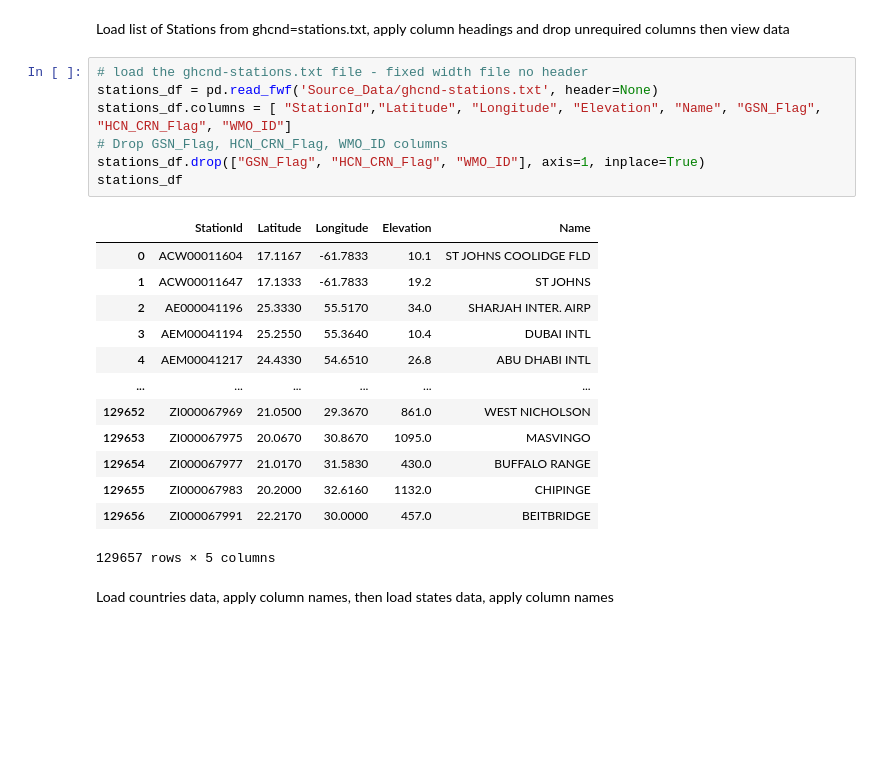
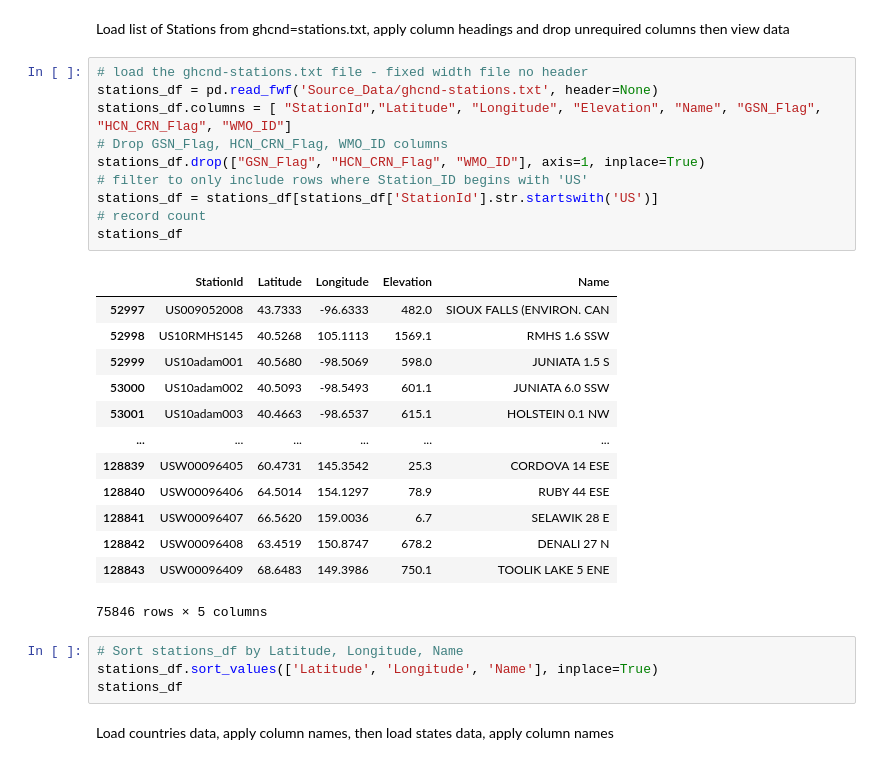
Before and after one commit to tamikamqhum/March_Team_Project, a Jupyter notebook: jupyter_notebooks/weather Notebook_Template.ipynb, the cells around one changed output. Drawn from its saved outputs; the diff is of its cells as text; blank space fills up the shorter version.

```diff
--- a/jupyter_notebooks/weather Notebook_Template.ipynb
+++ b/jupyter_notebooks/weather Notebook_Template.ipynb
@@ -88,24 +215,31 @@ Load list of Stations from ghcnd=stations.txt, apply column headings and drop un
 # %%
 # load the ghcnd-stations.txt file - fixed width file no header
 stations_df = pd.read_fwf('Source_Data/ghcnd-stations.txt', header=None)
 stations_df.columns = [ "StationId","Latitude", "Longitude", "Elevation", "Name", "GSN_Flag", "HCN_CRN_Flag", "WMO_ID"]
 # Drop GSN_Flag, HCN_CRN_Flag, WMO_ID columns
 stations_df.drop(["GSN_Flag", "HCN_CRN_Flag", "WMO_ID"], axis=1, inplace=True)
+# filter to only include rows where Station_ID begins with 'US'
+stations_df = stations_df[stations_df['StationId'].str.startswith('US')]
+# record count
 stations_df
 # %% [output]
 |  | StationId | Latitude | Longitude | Elevation | Name |
-| 0 | ACW00011604 | 17.1167 | -61.7833 | 10.1 | ST JOHNS COOLIDGE FLD |
-| 1 | ACW00011647 | 17.1333 | -61.7833 | 19.2 | ST JOHNS |
-| 2 | AE000041196 | 25.3330 | 55.5170 | 34.0 | SHARJAH INTER. AIRP |
-| 3 | AEM00041194 | 25.2550 | 55.3640 | 10.4 | DUBAI INTL |
-| 4 | AEM00041217 | 24.4330 | 54.6510 | 26.8 | ABU DHABI INTL |
+| 52997 | US009052008 | 43.7333 | -96.6333 | 482.0 | SIOUX FALLS (ENVIRON. CAN |
+| 52998 | US10RMHS145 | 40.5268 | 105.1113 | 1569.1 | RMHS 1.6 SSW |
+| 52999 | US10adam001 | 40.5680 | -98.5069 | 598.0 | JUNIATA 1.5 S |
+| 53000 | US10adam002 | 40.5093 | -98.5493 | 601.1 | JUNIATA 6.0 SSW |
+| 53001 | US10adam003 | 40.4663 | -98.6537 | 615.1 | HOLSTEIN 0.1 NW |
 | ... | ... | ... | ... | ... | ... |
-| 129652 | ZI000067969 | 21.0500 | 29.3670 | 861.0 | WEST NICHOLSON |
-| 129653 | ZI000067975 | 20.0670 | 30.8670 | 1095.0 | MASVINGO |
-| 129654 | ZI000067977 | 21.0170 | 31.5830 | 430.0 | BUFFALO RANGE |
-| 129655 | ZI000067983 | 20.2000 | 32.6160 | 1132.0 | CHIPINGE |
-| 129656 | ZI000067991 | 22.2170 | 30.0000 | 457.0 | BEITBRIDGE |
+| 128839 | USW00096405 | 60.4731 | 145.3542 | 25.3 | CORDOVA 14 ESE |
+| 128840 | USW00096406 | 64.5014 | 154.1297 | 78.9 | RUBY 44 ESE |
+| 128841 | USW00096407 | 66.5620 | 159.0036 | 6.7 | SELAWIK 28 E |
+| 128842 | USW00096408 | 63.4519 | 150.8747 | 678.2 | DENALI 27 N |
+| 128843 | USW00096409 | 68.6483 | 149.3986 | 750.1 | TOOLIK LAKE 5 ENE |
-129657 rows × 5 columns
+75846 rows × 5 columns
+# %%
+# Sort stations_df by Latitude, Longitude, Name
+stations_df.sort_values(['Latitude', 'Longitude', 'Name'], inplace=True)
+stations_df
 # %% [markdown]
 Load countries data, apply column names, then load states data, apply column names
 # %%
```
Also changed, not shown: parts of 10 cells of this notebook, 28 other files.
